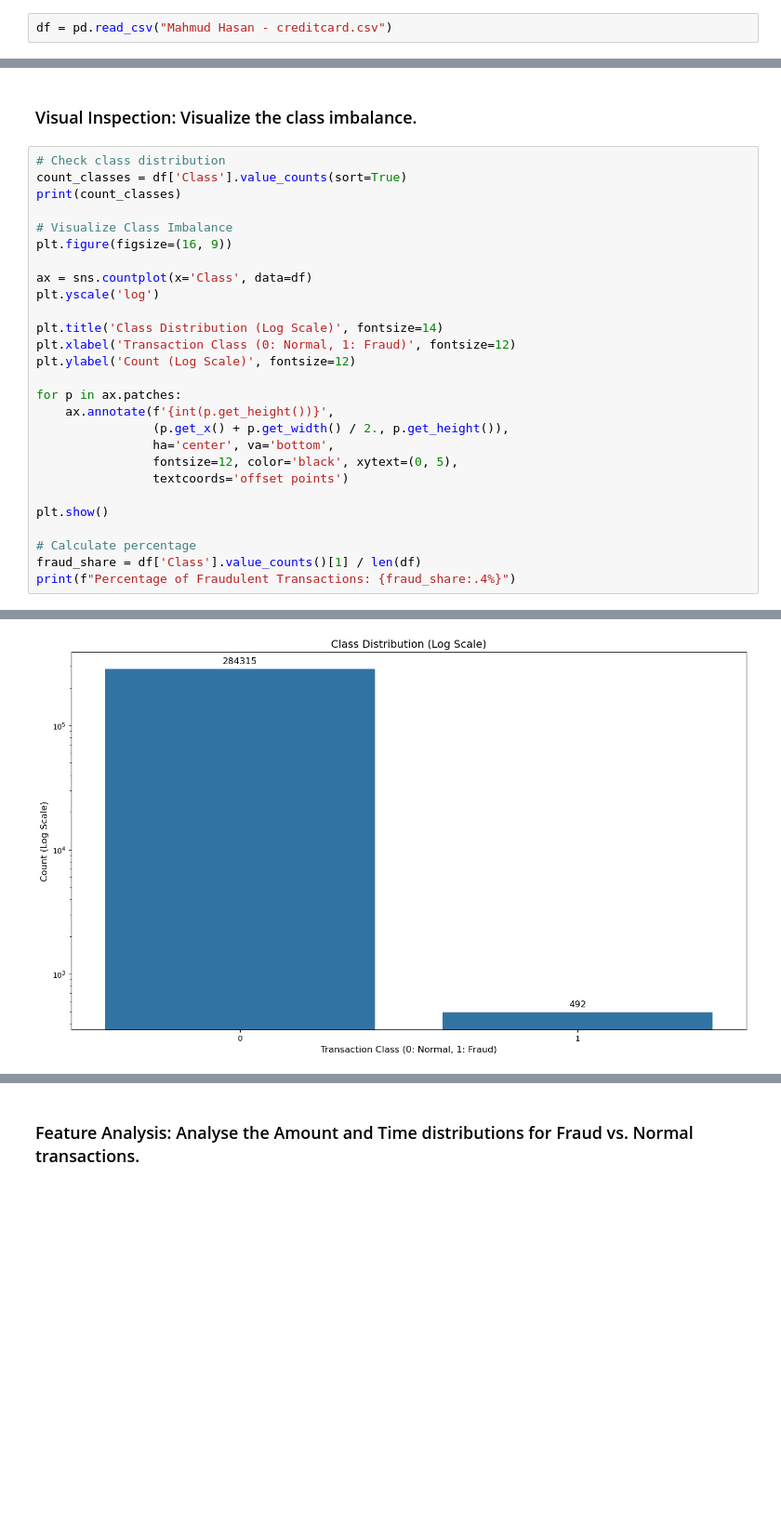
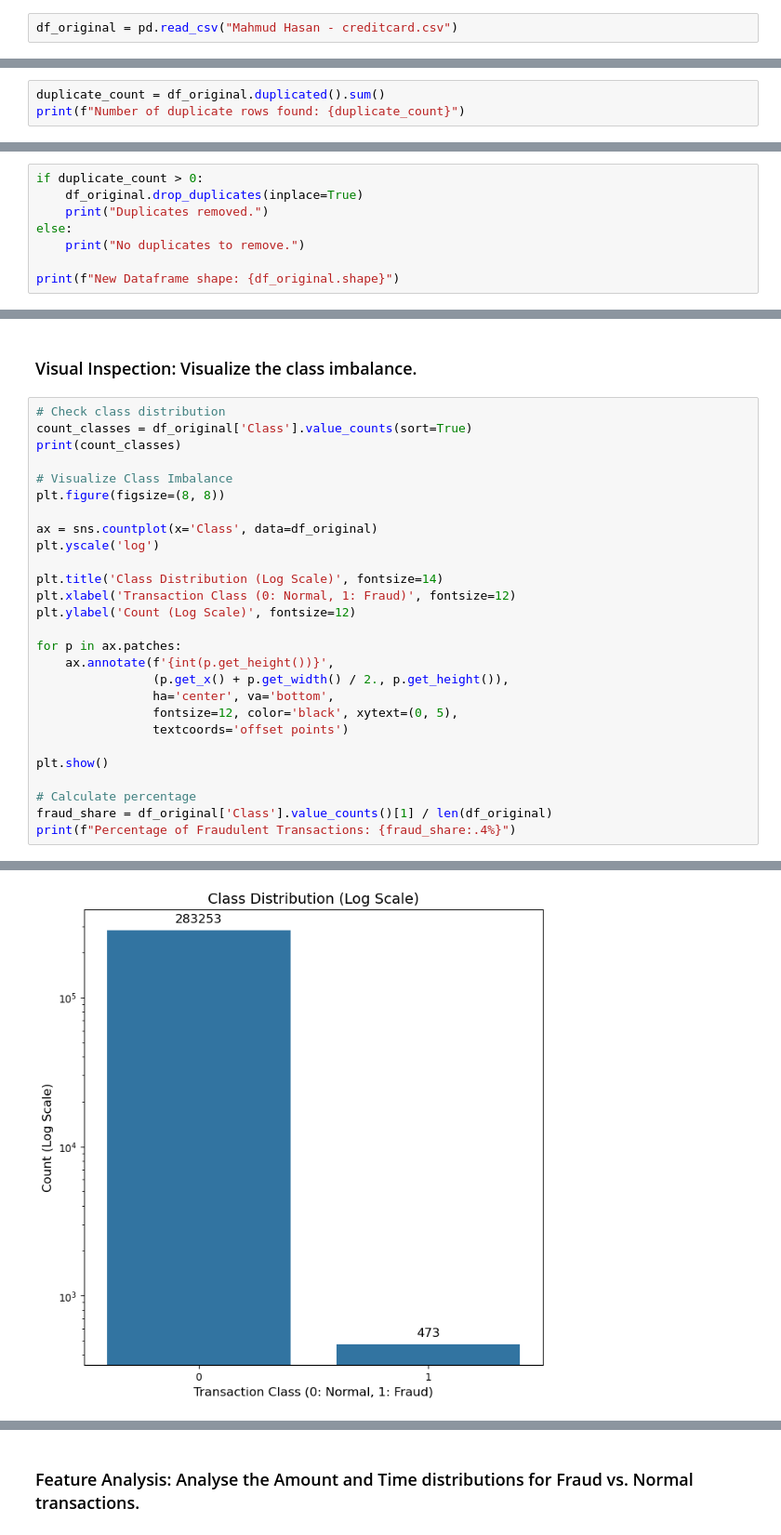
Before and after one commit to mahmud-me09/Credit_Card_Fraud_Detection, a Jupyter notebook: fraud_detection.ipynb, the cells around one changed output, grey strips where cells are left out. Shown: that part at 93% size. Cells and saved outputs as stored; diff of their text form; blank space fills up the shorter version.

```diff
--- a/fraud_detection.ipynb
+++ b/fraud_detection.ipynb
@@ -39,5 +39,5 @@ from sklearn.model_selection import RandomizedSearchCV
 from sklearn.metrics import precision_score, recall_score, f1_score, confusion_matrix, average_precision_score
 from sklearn.metrics import roc_curve, auc, precision_recall_curve
 # %%
-df = pd.read_csv("Mahmud Hasan - creditcard.csv")
+df_original = pd.read_csv("Mahmud Hasan - creditcard.csv")
 # %%
@@ -52 +52,4 @@ df.head()
 5 rows × 31 columns
+# %%
+duplicate_count = df_original.duplicated().sum()
+print(f"Number of duplicate rows found: {duplicate_count}")
@@ -52,0 +74,8 @@ df.head()
+# %%
+if duplicate_count > 0:
+    df_original.drop_duplicates(inplace=True)
+    print("Duplicates removed.")
+else:
+    print("No duplicates to remove.")
+
+print(f"New Dataframe shape: {df_original.shape}")
@@ -56,13 +88,13 @@ df.head()
 ### Visual Inspection: Visualize the class imbalance.
 # %%
 # Check class distribution
-count_classes = df['Class'].value_counts(sort=True)
+count_classes = df_original['Class'].value_counts(sort=True)
 print(count_classes)
 
 # Visualize Class Imbalance
-plt.figure(figsize=(16, 9))
+plt.figure(figsize=(8, 8))
 
-ax = sns.countplot(x='Class', data=df)
+ax = sns.countplot(x='Class', data=df_original)
 plt.yscale('log')
 
 plt.title('Class Distribution (Log Scale)', fontsize=14)
@@ -79,7 +111,7 @@ for p in ax.patches:
 plt.show()
 
 # Calculate percentage
-fraud_share = df['Class'].value_counts()[1] / len(df)
+fraud_share = df_original['Class'].value_counts()[1] / len(df_original)
 print(f"Percentage of Fraudulent Transactions: {fraud_share:.4%}")
 # %% [output]
 Class
@@ -88,2 +120,2 @@ Class
 Name: count, dtype: int64
-[figure, old version]
+[figure, new version]
```
Also changed, not shown: parts of 24 cells of this notebook, 4 other files.
